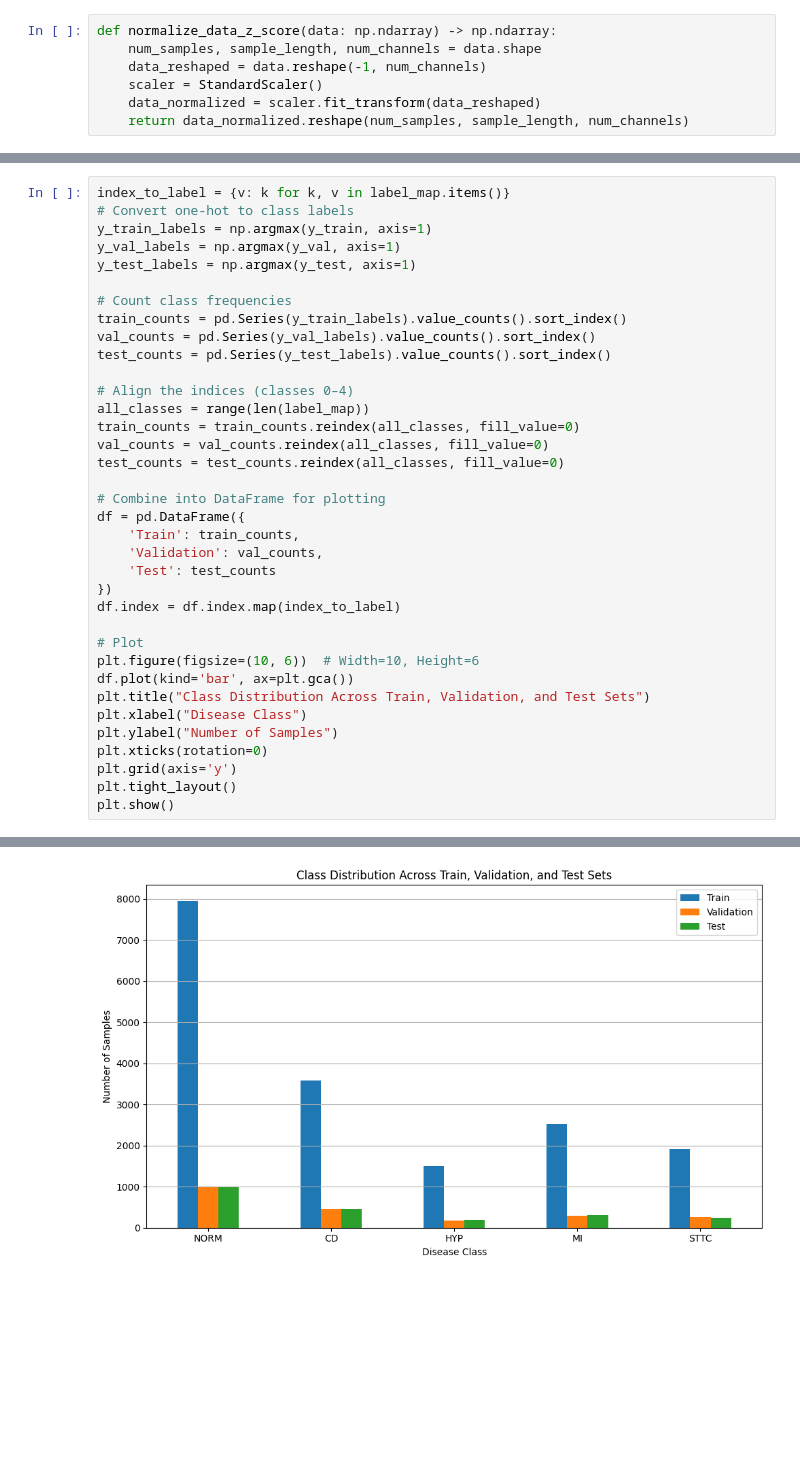
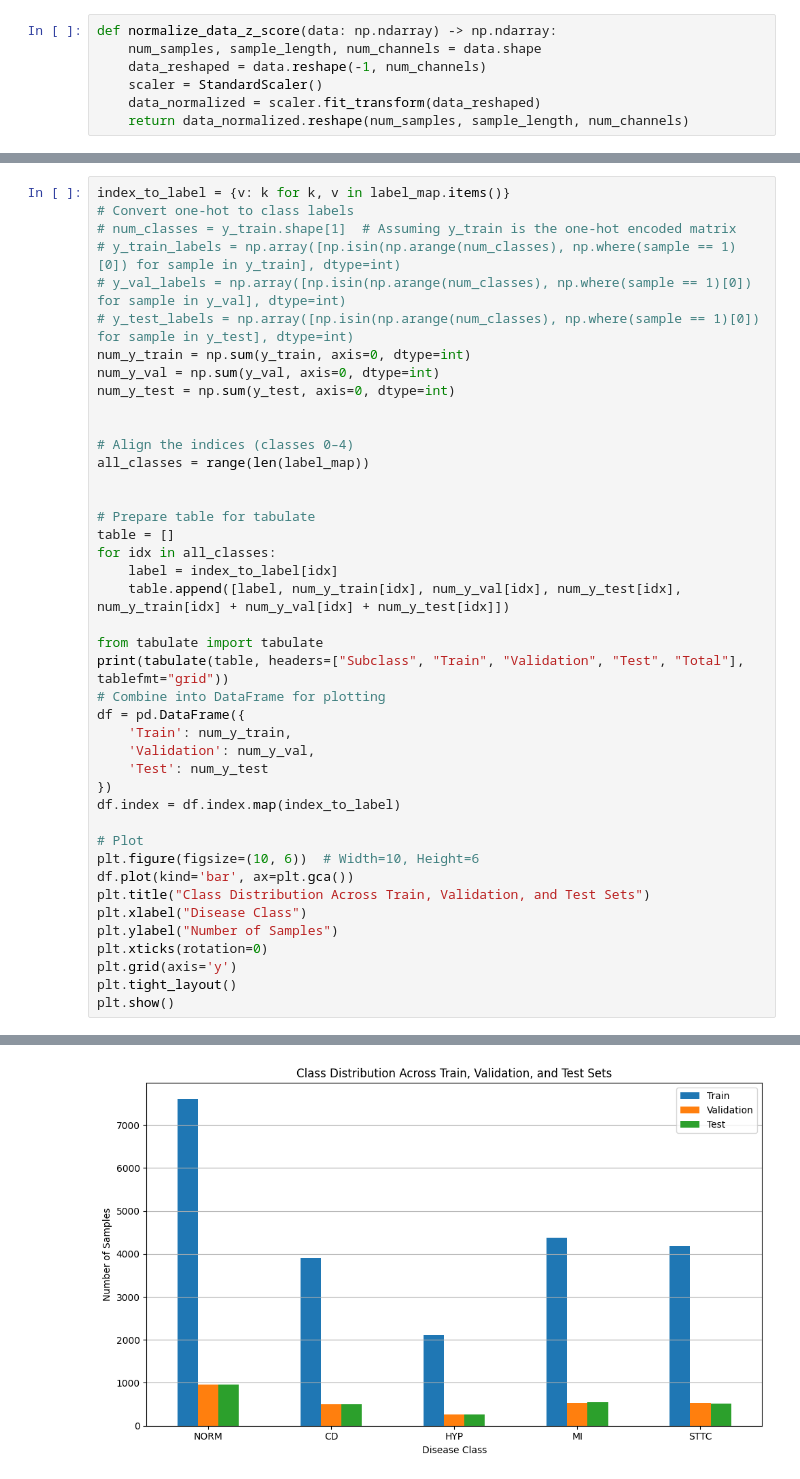
Before and after one commit to AlexTran1703/ecg-ptb-xl, a Jupyter notebook: source/ptb_xl_data_analyze.ipynb, the cells around one changed output, grey strips where cells are left out. Saved outputs shown, nothing was run; the diff lists cells and outputs as text; blank space fills up the shorter version.

```diff
--- a/source/ptb_xl_data_analyze.ipynb
+++ b/source/ptb_xl_data_analyze.ipynb
@@ -134,26 +134,32 @@ superclass_dict = {
 # %%
 index_to_label = {v: k for k, v in label_map.items()}
 # Convert one-hot to class labels
-y_train_labels = np.argmax(y_train, axis=1)
-y_val_labels = np.argmax(y_val, axis=1)
-y_test_labels = np.argmax(y_test, axis=1)
+# num_classes = y_train.shape[1]  # Assuming y_train is the one-hot encoded matrix
+# y_train_labels = np.array([np.isin(np.arange(num_classes), np.where(sample == 1)[0]) for sample in y_train], dtype=int)
+# y_val_labels = np.array([np.isin(np.arange(num_classes), np.where(sample == 1)[0]) for sample in y_val], dtype=int)
+# y_test_labels = np.array([np.isin(np.arange(num_classes), np.where(sample == 1)[0]) for sample in y_test], dtype=int)
+num_y_train = np.sum(y_train, axis=0, dtype=int)
+num_y_val = np.sum(y_val, axis=0, dtype=int)
+num_y_test = np.sum(y_test, axis=0, dtype=int)
 
-# Count class frequencies
-train_counts = pd.Series(y_train_labels).value_counts().sort_index()
-val_counts = pd.Series(y_val_labels).value_counts().sort_index()
-test_counts = pd.Series(y_test_labels).value_counts().sort_index()
 
 # Align the indices (classes 0–4)
 all_classes = range(len(label_map))
-train_counts = train_counts.reindex(all_classes, fill_value=0)
-val_counts = val_counts.reindex(all_classes, fill_value=0)
-test_counts = test_counts.reindex(all_classes, fill_value=0)
 
+
+# Prepare table for tabulate
+table = []
+for idx in all_classes:
+    label = index_to_label[idx]
+    table.append([label, num_y_train[idx], num_y_val[idx], num_y_test[idx], num_y_train[idx] + num_y_val[idx] + num_y_test[idx]])
+
+from tabulate import tabulate
+print(tabulate(table, headers=["Subclass", "Train", "Validation", "Test", "Total"], tablefmt="grid"))
 # Combine into DataFrame for plotting
 df = pd.DataFrame({
-    'Train': train_counts,
-    'Validation': val_counts,
-    'Test': test_counts
+    'Train': num_y_train,
+    'Validation': num_y_val,
+    'Test': num_y_test
 })
 df.index = df.index.map(index_to_label)
 
@@ -171 +190 @@ plt.show()
-[figure, old version]
+[figure, new version]
```
Also changed, not shown: parts of 11 cells of this notebook, 5 other files.
